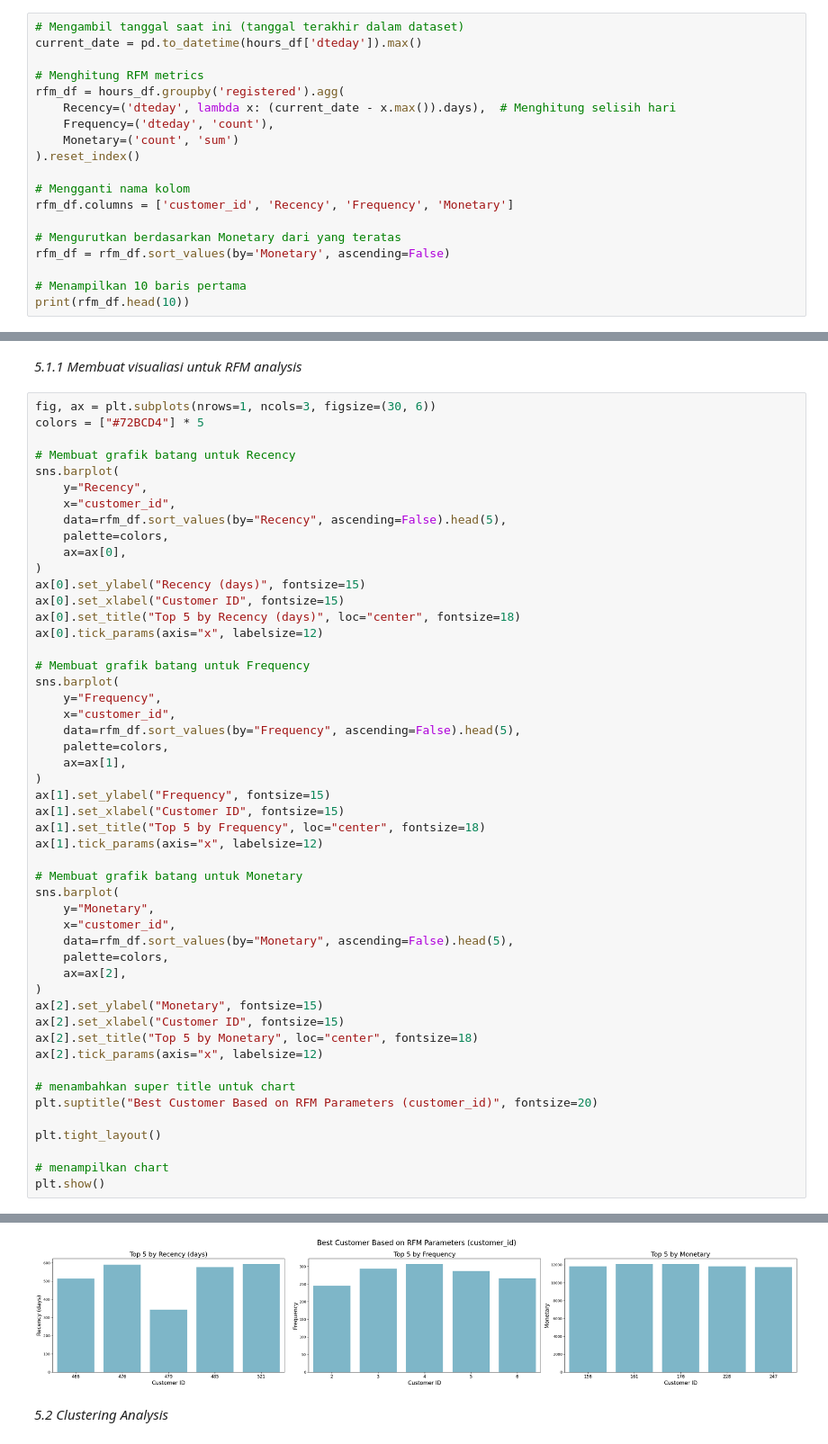
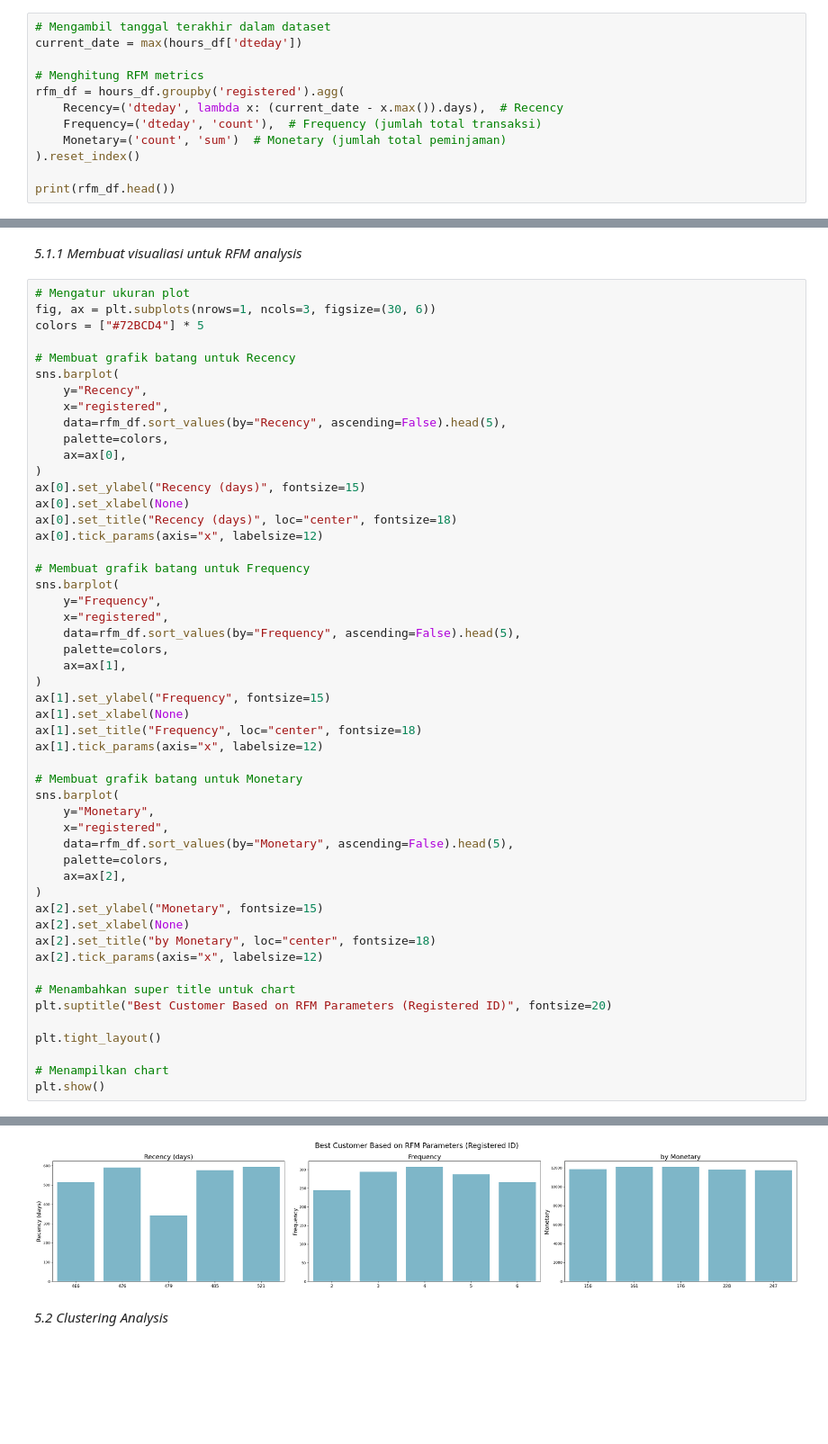
Before and after one commit to ikrar557/dicoding-ds-analyst, a Jupyter notebook: notebook.ipynb, the cells around one changed output, grey strips where cells are left out. Shown at 90% size. Saved outputs shown, nothing was run; the diff lists cells and outputs as text; blank space fills up the shorter version.

```diff
--- a/notebook.ipynb
+++ b/notebook.ipynb
@@ -646,22 +646,15 @@ RFM Analysis dibawah ini digunakan untuk memahami perilaku pelanggan dari tiga f
 - Frequency (banyaknya pelanggan dalam berinteraksi)
 - Monetary (banyaknya uang yang mereka gunakan)
 # %%
-# Mengambil tanggal saat ini (tanggal terakhir dalam dataset)
-current_date = pd.to_datetime(hours_df['dteday']).max()
+# Mengambil tanggal terakhir dalam dataset
+current_date = max(hours_df['dteday'])
 
 # Menghitung RFM metrics
 rfm_df = hours_df.groupby('registered').agg(
-    Recency=('dteday', lambda x: (current_date - x.max()).days),  # Menghitung selisih hari
-    Frequency=('dteday', 'count'),
-    Monetary=('count', 'sum')
+    Recency=('dteday', lambda x: (current_date - x.max()).days),  # Recency
+    Frequency=('dteday', 'count'),  # Frequency (jumlah total transaksi)
+    Monetary=('count', 'sum')  # Monetary (jumlah total peminjaman)
 ).reset_index()
 
-# Mengganti nama kolom
-rfm_df.columns = ['customer_id', 'Recency', 'Frequency', 'Monetary']
-
-# Mengurutkan berdasarkan Monetary dari yang teratas
-rfm_df = rfm_df.sort_values(by='Monetary', ascending=False)
-
-# Menampilkan 10 baris pertama
-print(rfm_df.head(10))
+print(rfm_df.head())
 # %% [output]
@@ -679,67 +667,68 @@ print(rfm_df.head(10))
 # %% [markdown]
 _5.1.1 Membuat visualiasi untuk RFM analysis_
 # %%
+# Mengatur ukuran plot
 fig, ax = plt.subplots(nrows=1, ncols=3, figsize=(30, 6))
 colors = ["#72BCD4"] * 5
 
 # Membuat grafik batang untuk Recency
 sns.barplot(
     y="Recency",
-    x="customer_id",
+    x="registered",
     data=rfm_df.sort_values(by="Recency", ascending=False).head(5),
     palette=colors,
     ax=ax[0],
 )
 ax[0].set_ylabel("Recency (days)", fontsize=15)
-ax[0].set_xlabel("Customer ID", fontsize=15)
-ax[0].set_title("Top 5 by Recency (days)", loc="center", fontsize=18)
+ax[0].set_xlabel(None)
+ax[0].set_title("Recency (days)", loc="center", fontsize=18)
 ax[0].tick_params(axis="x", labelsize=12)
 
 # Membuat grafik batang untuk Frequency
 sns.barplot(
     y="Frequency",
-    x="customer_id",
+    x="registered",
     data=rfm_df.sort_values(by="Frequency", ascending=False).head(5),
     palette=colors,
     ax=ax[1],
 )
 ax[1].set_ylabel("Frequency", fontsize=15)
-ax[1].set_xlabel("Customer ID", fontsize=15)
-ax[1].set_title("Top 5 by Frequency", loc="center", fontsize=18)
+ax[1].set_xlabel(None)
+ax[1].set_title("Frequency", loc="center", fontsize=18)
 ax[1].tick_params(axis="x", labelsize=12)
 
 # Membuat grafik batang untuk Monetary
 sns.barplot(
     y="Monetary",
-    x="customer_id",
+    x="registered",
     data=rfm_df.sort_values(by="Monetary", ascending=False).head(5),
     palette=colors,
     ax=ax[2],
 )
 ax[2].set_ylabel("Monetary", fontsize=15)
-ax[2].set_xlabel("Customer ID", fontsize=15)
-ax[2].set_title("Top 5 by Monetary", loc="center", fontsize=18)
+ax[2].set_xlabel(None)
+ax[2].set_title("by Monetary", loc="center", fontsize=18)
 ax[2].tick_params(axis="x", labelsize=12)
 
-# menambahkan super title untuk chart
-plt.suptitle("Best Customer Based on RFM Parameters (customer_id)", fontsize=20)
+# Menambahkan super title untuk chart
+plt.suptitle("Best Customer Based on RFM Parameters (Registered ID)", fontsize=20)
 
 plt.tight_layout()
 
-# menampilkan chart
+# Menampilkan chart
 plt.show()
 # %% [output]
 Passing `palette` without assigning `hue` is deprecated and will be removed in v0.14.0. Assign the `x` variable to `hue` and set `legend=False` for the same effect.
 
   sns.barplot(
 
 Passing `palette` without assigning `hue` is deprecated and will be removed in v0.14.0. Assign the `x` variable to `hue` and set `legend=False` for the same effect.
 
   sns.barplot(
 
 Passing `palette` without assigning `hue` is deprecated and will be removed in v0.14.0. Assign the `x` variable to `hue` and set `legend=False` for the same effect.
 
   sns.barplot(
-[figure, old version]
+[figure, new version]
 # %% [markdown]
 _5.2 Clustering Analysis_
```
Also changed, not shown: parts of 5 cells of this notebook, 3 other files.
